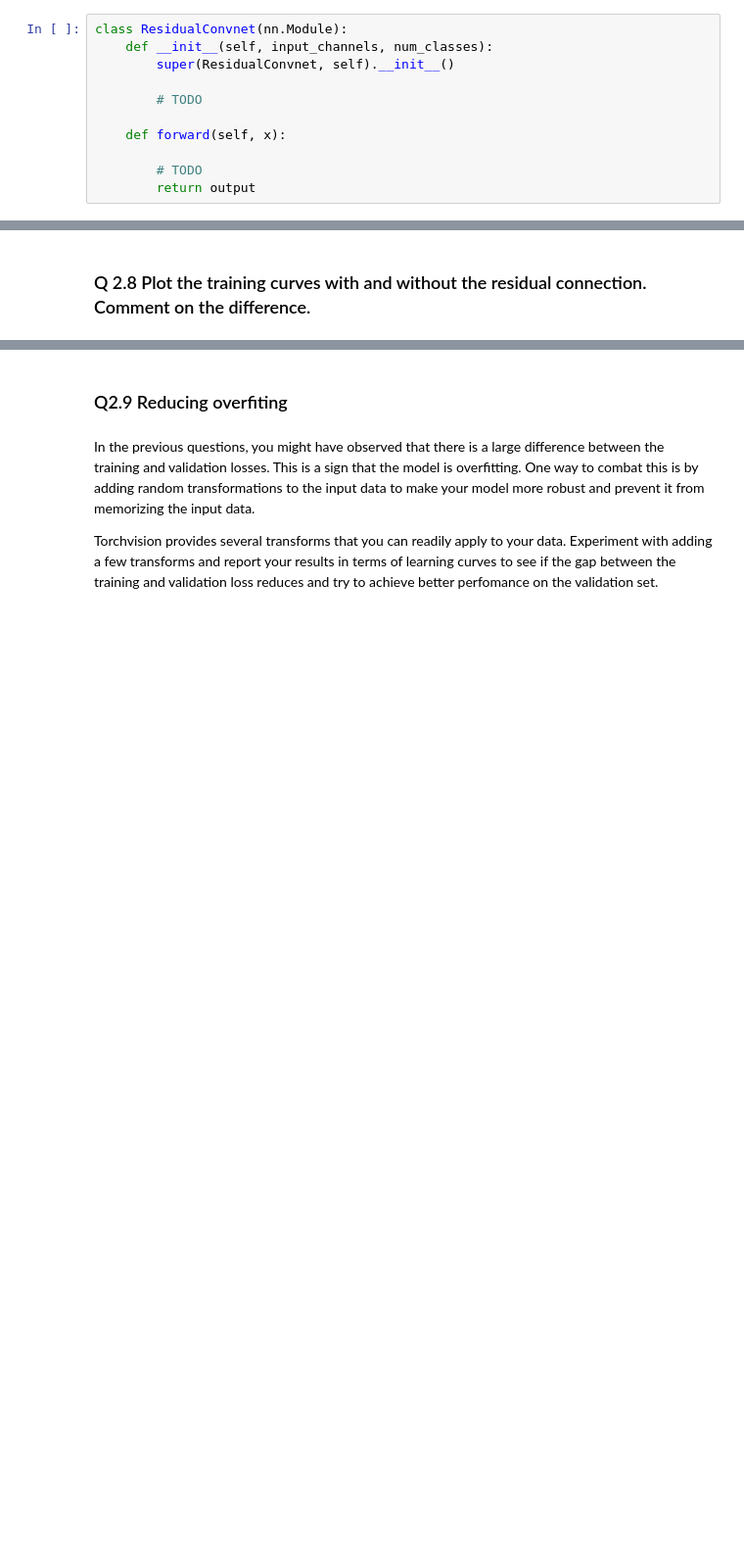
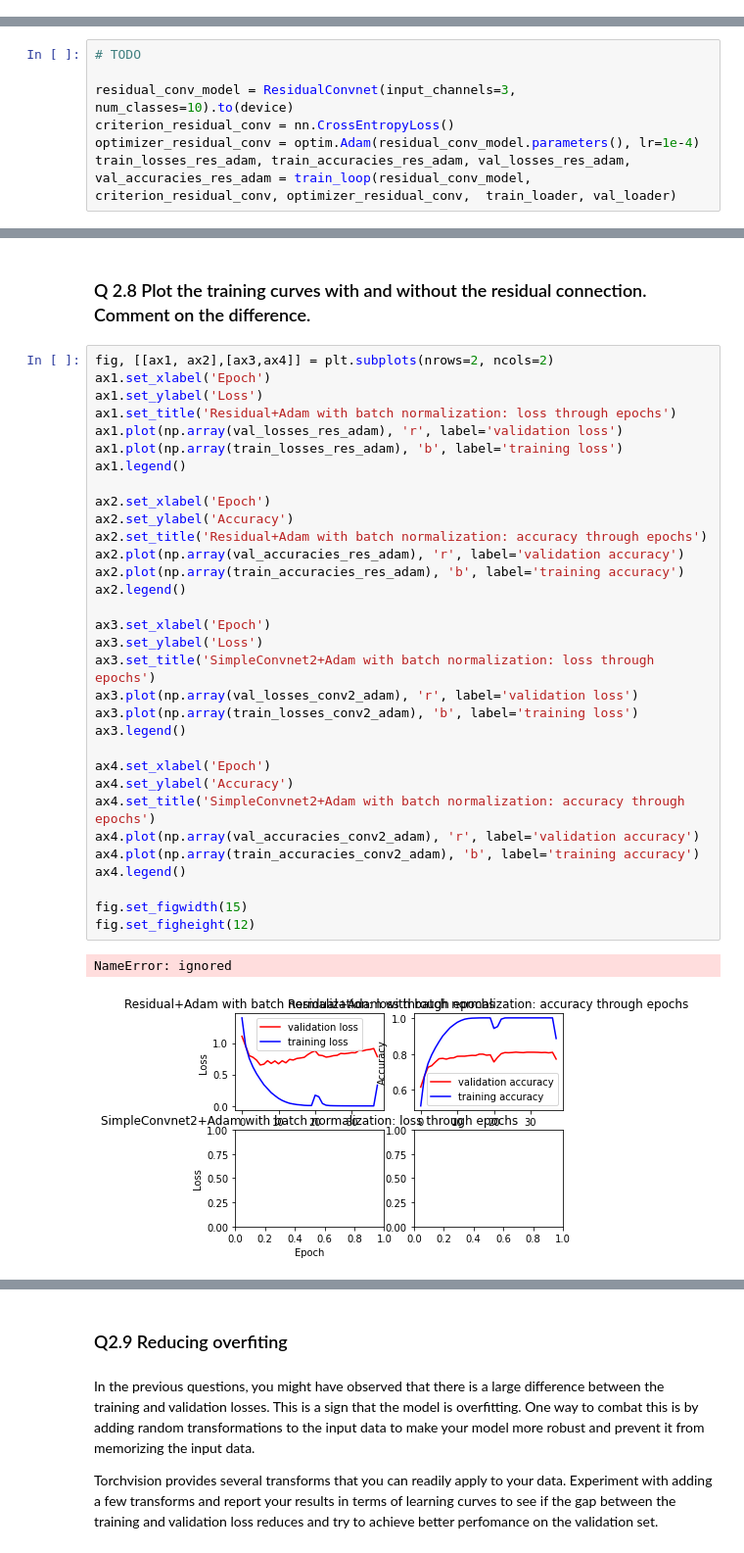
Before and after one commit to HaoranZhuExplorer/temp, a Jupyter notebook: Q2.ipynb, the cells around one changed output, grey strips where cells are left out. Shown: that part at 98% size. Saved outputs shown, nothing was run; the diff lists cells and outputs as text; blank space fills up the shorter version.

```diff
--- a/Q2.ipynb
+++ b/Q2.ipynb
@@ -635,14 +617,3 @@ We will add residual connections after each block of 3 convolutional layers. Let
 
 
 IMP NOTE: You will notice that the number of filters of these two summands are not the same. For this, you will need to use a convolution layer on the residual component, which changes the number of filters while keeping the rest of the dimensions the same. This can be achieved with a careful selection of the input_channels, output_channels, kernel_size and padding parameters.
-# %%
-class ResidualConvnet(nn.Module):
-    def __init__(self, input_channels, num_classes):
-        super(ResidualConvnet, self).__init__()
-
-        # TODO
-
-    def forward(self, x):
-
-        # TODO
-        return output
@@ -656,0 +698,7 @@ class ResidualConvnet(nn.Module):
+# %%
+# TODO
+
+residual_conv_model = ResidualConvnet(input_channels=3, num_classes=10).to(device)
+criterion_residual_conv = nn.CrossEntropyLoss()
+optimizer_residual_conv = optim.Adam(residual_conv_model.parameters(), lr=1e-4)
+train_losses_res_adam, train_accuracies_res_adam, val_losses_res_adam, val_accuracies_res_adam = train_loop(residual_conv_model, criterion_residual_conv, optimizer_residual_conv,  train_loader, val_loader)
@@ -657,2 +709,37 @@ class ResidualConvnet(nn.Module):
 # %% [markdown]
 ### Q 2.8 Plot the training curves with and without the residual connection. Comment on the difference.
+# %%
+fig, [[ax1, ax2],[ax3,ax4]] = plt.subplots(nrows=2, ncols=2)
+ax1.set_xlabel('Epoch')
+ax1.set_ylabel('Loss')
+ax1.set_title('Residual+Adam with batch normalization: loss through epochs')
+ax1.plot(np.array(val_losses_res_adam), 'r', label='validation loss')
+ax1.plot(np.array(train_losses_res_adam), 'b', label='training loss')
+ax1.legend()
+
+ax2.set_xlabel('Epoch')
+ax2.set_ylabel('Accuracy')
+ax2.set_title('Residual+Adam with batch normalization: accuracy through epochs')
+ax2.plot(np.array(val_accuracies_res_adam), 'r', label='validation accuracy')
+ax2.plot(np.array(train_accuracies_res_adam), 'b', label='training accuracy')
+ax2.legend()
+
+ax3.set_xlabel('Epoch')
+ax3.set_ylabel('Loss')
+ax3.set_title('SimpleConvnet2+Adam with batch normalization: loss through epochs')
+ax3.plot(np.array(val_losses_conv2_adam), 'r', label='validation loss')
+ax3.plot(np.array(train_losses_conv2_adam), 'b', label='training loss')
+ax3.legend()
+
+ax4.set_xlabel('Epoch')
+ax4.set_ylabel('Accuracy')
+ax4.set_title('SimpleConvnet2+Adam with batch normalization: accuracy through epochs')
+ax4.plot(np.array(val_accuracies_conv2_adam), 'r', label='validation accuracy')
+ax4.plot(np.array(train_accuracies_conv2_adam), 'b', label='training accuracy')
+ax4.legend()
+
+fig.set_figwidth(15)
+fig.set_figheight(12)
+# %% [output]
+NameError: ignored
+[figure, added]
```
Also changed, not shown: parts of 12 cells of this notebook.
